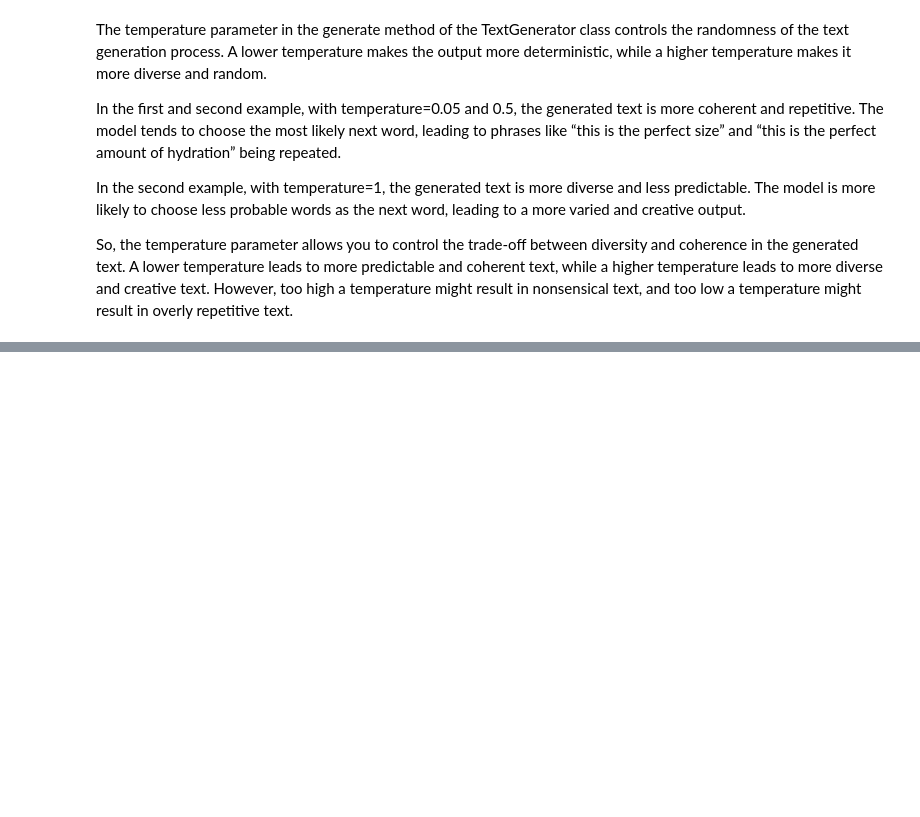
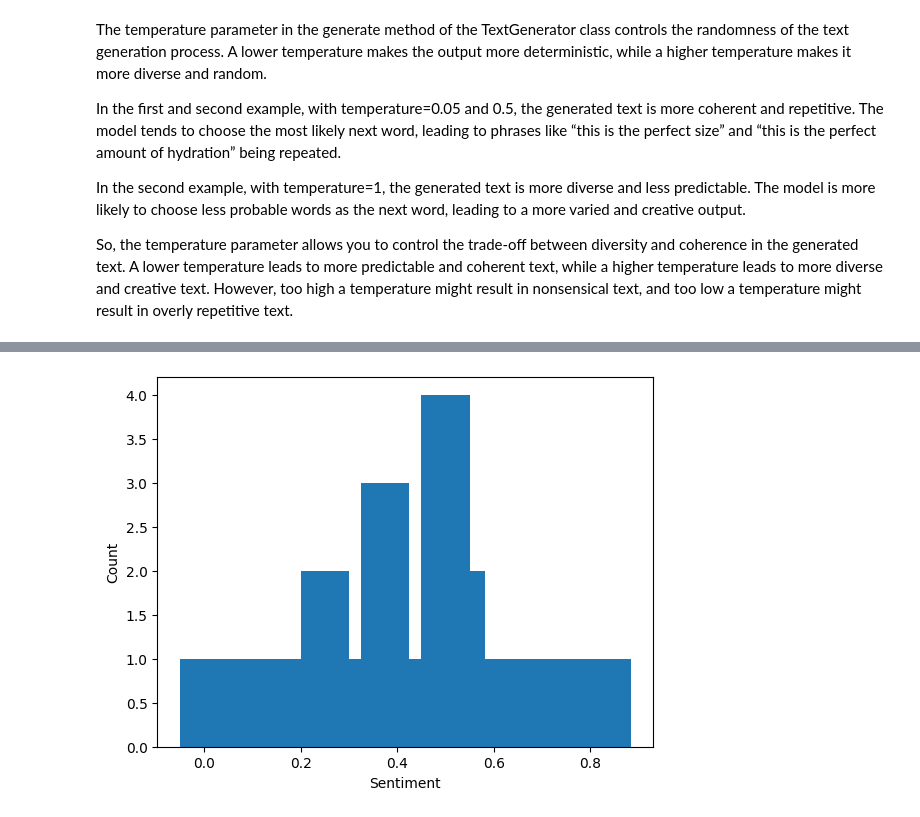
Before and after one commit to BechirTr/Some_Projects, a Jupyter notebook: GPT_from_scratch.ipynb, the cells around one changed output, grey strips where cells are left out. Cells and saved outputs as stored; diff of their text form; code cells hidden in the pictures; blank space fills up the shorter version.

```diff
--- a/GPT_from_scratch.ipynb
+++ b/GPT_from_scratch.ipynb
@@ -483,0 +428,31 @@ eye:    4.26%
+# %%
+product = 'Rose Quartz Facial Roller'.lower()
+# %%
+synth_review = []
+for _ in range(100):
+  info = text_generator.generate(
+    "review for"+product , max_tokens=100, temperature=0.5)
+  synth_review.append(info[-1]['prompt'])
+# %%
+import random
+from textblob import TextBlob
+import pandas as pd
+import matplotlib.pyplot as plt
+from collections import Counter
+def analyze_sentiment(reviews):
+    sentiments = []
+    for review in reviews:
+        blob = TextBlob(review[len('review forrose quartz facial roller set |'):])
+        sentiments.append(blob.sentiment.polarity)
+    return sentiments
+
+def aggregate_data(sentiments):
+    sentiment_counts = Counter(sentiments)
+    return sentiment_counts
+
+# Part 7: Visualize Results
+def visualize_results(sentiments):
+    plt.bar(sentiment_counts.keys(), sentiment_counts.values(), width = 0.1)
+    plt.xlabel('Sentiment')
+    plt.ylabel('Count')
+    plt.show()
@@ -483,0 +461,11 @@ eye:    4.26%
+# %%
+# Analyze sentiment
+sentiments = analyze_sentiment(synth_review)
+
+# Aggregate data
+sentiment_counts = aggregate_data(sentiments)
+
+# Visualize results
+visualize_results(sentiment_counts)
+# %% [output]
+[figure, added]
```
Also changed, not shown: parts of 13 cells of this notebook.
